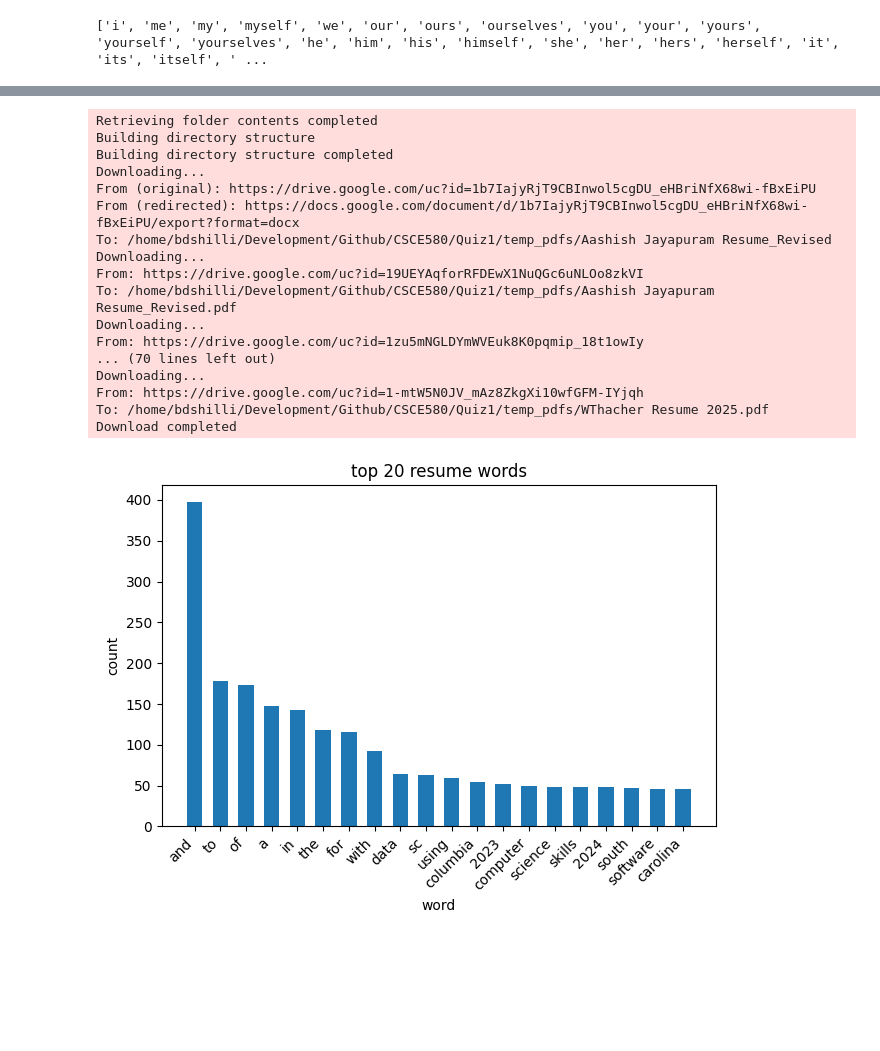
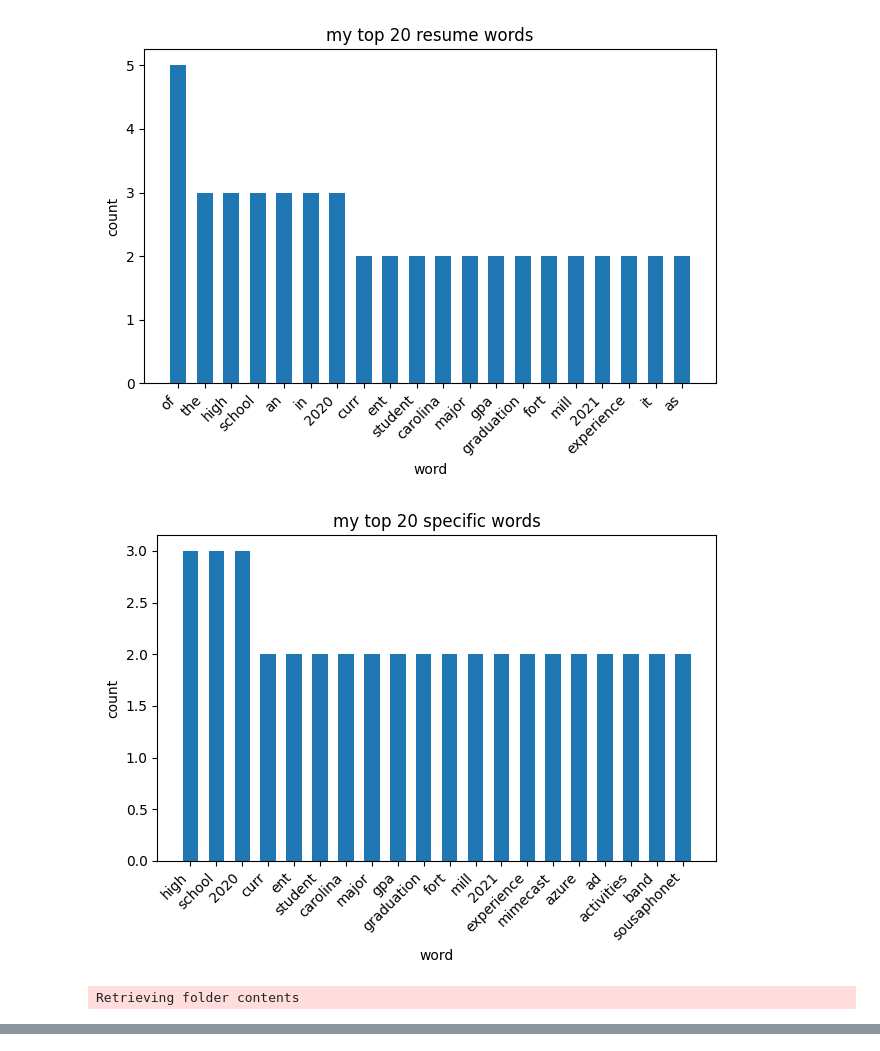
Before and after one commit to bdshilli/CSCE580, a Jupyter notebook: Quiz1/Q2-code.ipynb, the cells around one changed output, grey strips where cells are left out. Saved outputs shown, nothing was run; the diff lists cells and outputs as text; code cells hidden in the pictures; blank space fills up the shorter version.

Commit message:
Quiz1

```diff
--- a/Quiz1/Q2-code.ipynb
+++ b/Quiz1/Q2-code.ipynb
@@ -8,12 +8,64 @@ import numpy
 from collections import Counter
 import requests
 
+my_resume_path = 'Resume.pdf'
 folder_url = 'https://drive.google.com/drive/folders/1F6HRaliFWcakVvT605m8Js6a1D40Tx24?usp=sharing'
 stop_words_url = "https://gist.githubusercontent.com/sebleier/554280/raw/7e0e4a1ce04c2bb7bd41089c9821dbcf6d0c786c/NLTK's%2520list%2520of%2520english%2520stopwords"
 
 response = requests.get(stop_words_url)
 stop_words = response.text.splitlines()
-print(stop_words)
+
+all_text = ""
+
+try:
+    pdf_reader = PyPDF2.PdfReader(my_resume_path)
+    for page in pdf_reader.pages:
+        all_text += page.extract_text() or ""
+
+except Exception as e:
+    print(f"Error processing '{file_name}': {e}")
+
+if all_text:
+    cleaned_text = re.sub(r'[^a-zA-Z0-9\s]', '', all_text).lower()
+    words = cleaned_text.split()
+
+    resume_words = Counter(words)
+
+    resume_words_word = []
+    resume_words_count = []
+
+    for word, count in resume_words.most_common(20):
+        resume_words_word.append(word)
+        resume_words_count.append(count)
+
+    matplotlib.pyplot.bar(resume_words_word, resume_words_count, width=0.6)
+    matplotlib.pyplot.xlabel('word')
+    matplotlib.pyplot.ylabel('count')
+    matplotlib.pyplot.title('my top 20 resume words')
+    matplotlib.pyplot.xticks(rotation=45, ha='right')
+    matplotlib.pyplot.tight_layout()
+    matplotlib.pyplot.show()
+
+    specific_words = Counter()
+
+    for word, count in resume_words.items():
+        if word not in stop_words:
+            specific_words[word] += count
+
+    specific_words_word = []
+    specific_words_count = []
+
+    for word, count in specific_words.most_common(20):
+        specific_words_word.append(word)
+        specific_words_count.append(count)
+
+    matplotlib.pyplot.bar(specific_words_word, specific_words_count, width=0.6)
+    matplotlib.pyplot.xlabel('word')
+    matplotlib.pyplot.ylabel('count')
+    matplotlib.pyplot.title('my top 20 specific words')
+    matplotlib.pyplot.xticks(rotation=45, ha='right')
+    matplotlib.pyplot.tight_layout()
+    matplotlib.pyplot.show()
 
 temp_dir = 'temp_downloads'
 os.makedirs(temp_dir, exist_ok=True)
@@ -23,7 +75,6 @@ try:
 except Exception as e:
     print(f"Error downloading folder: {e}")
 
-all_text = ""
 pdf_files = [f for f in os.listdir(temp_dir) if f.endswith('.pdf')]
 
 if not pdf_files:
@@ -63,31 +114,33 @@ else:
 
         specific_words = Counter()
 
         for word, count in resume_words.items():
             if word not in stop_words:
                 specific_words[word] += count
 
         specific_words_word = []
         specific_words_count = []
 
         for word, count in specific_words.most_common(20):
             specific_words_word.append(word)
             specific_words_count.append(count)
 
         matplotlib.pyplot.bar(specific_words_word, specific_words_count, width=0.6)
         matplotlib.pyplot.xlabel('word')
         matplotlib.pyplot.ylabel('count')
         matplotlib.pyplot.title('top 20 specific words')
         matplotlib.pyplot.xticks(rotation=45, ha='right')
         matplotlib.pyplot.tight_layout()
         matplotlib.pyplot.show()
 
     else:
         print("No text was extracted from the PDFs.")
 
     if os.path.exists(temp_dir):
         for f in os.listdir(temp_dir):
             os.remove(os.path.join(temp_dir, f))
         os.rmdir(temp_dir)
 # %% [output]
+[figure, new version]
+[figure, new version]
-['i', 'me', 'my', 'myself', 'we', 'our', 'ours', 'ourselves', 'you', 'your', 'yours', 'yourself', 'yourselves', 'he', 'him', 'his', 'himself', 'she', 'her', 'hers', 'herself', 'it', 'its', 'itself', ' ...
+Retrieving folder contents
@@ -112,18 +180,0 @@ Processing file 1-mtW5N0JV_mAz8ZkgXi10wfGFM-IYjqh WThacher Resume 2025.pdf
-Retrieving folder contents completed
-Building directory structure
-Building directory structure completed
-Downloading...
-From (original): https://drive.google.com/uc?id=1b7IajyRjT9CBInwol5cgDU_eHBriNfX68wi-fBxEiPU
-From (redirected): https://docs.google.com/document/d/1b7IajyRjT9CBInwol5cgDU_eHBriNfX68wi-fBxEiPU/export?format=docx
-To: /home/bdshilli/Development/Github/CSCE580/Quiz1/temp_pdfs/Aashish Jayapuram Resume_Revised
-Downloading...
-From: https://drive.google.com/uc?id=19UEYAqforRFDEwX1NuQGc6uNLOo8zkVI
-To: /home/bdshilli/Development/Github/CSCE580/Quiz1/temp_pdfs/Aashish Jayapuram Resume_Revised.pdf
-Downloading...
-From: https://drive.google.com/uc?id=1zu5mNGLDYmWVEuk8K0pqmip_18t1owIy
-... (70 lines left out)
-Downloading...
-From: https://drive.google.com/uc?id=1-mtW5N0JV_mAz8ZkgXi10wfGFM-IYjqh
-To: /home/bdshilli/Development/Github/CSCE580/Quiz1/temp_pdfs/WThacher Resume 2025.pdf
-Download completed
-[figure, old version]
```
Also changed, not shown: parts of 2 cells of this notebook, 3 other files.
